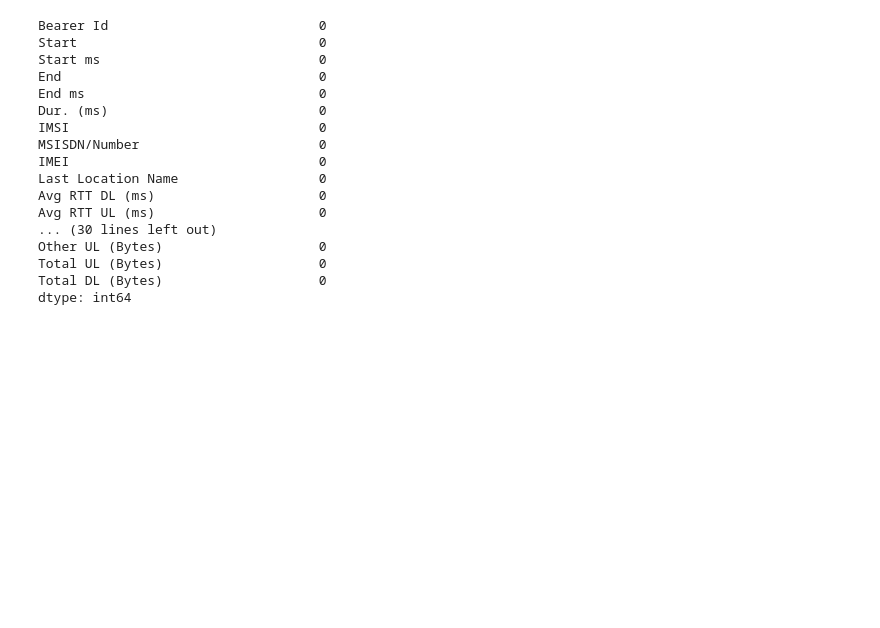
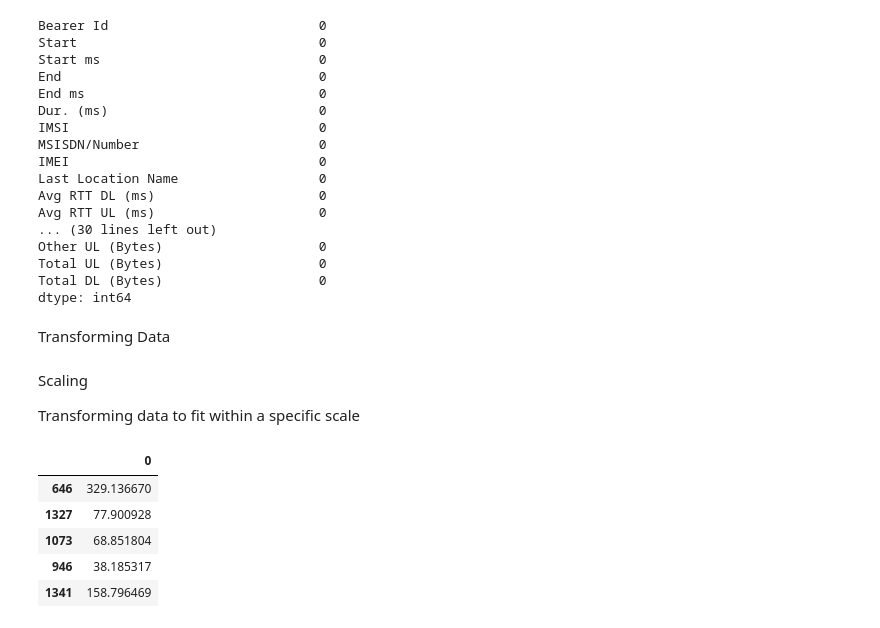
Before and after one commit to Tilda98/TelecommunicationDataAnalysis, a Jupyter notebook: notebook/data_understanding.ipynb, the cells around one changed output. Saved outputs shown, nothing was run; the diff lists cells and outputs as text; code cells hidden in the pictures; blank space fills up the shorter version.

```diff
--- a/notebook/data_understanding.ipynb
+++ b/notebook/data_understanding.ipynb
@@ -321,3 +321,26 @@ dtype: int64
 # Creating a clean csv file
 
 data_clean.to_csv('../data/clean_telecom_data.csv',index=False)
+# %% [markdown]
+Transforming Data
+# %% [markdown]
+Scaling
+
+
+Transforming data to fit within a specific scale
+# %%
+from sklearn.preprocessing import MinMaxScaler
+
+minmax_scaler = MinMaxScaler()
+
+# generate 1000 data points randomly drawn from an exponential distribution
+original_data = pd.DataFrame(np.random.exponential(200, size=2000))
+
+original_data.sample(5)
+# %% [output]
+|  | 0 |
+| 646 | 329.136670 |
+| 1327 | 77.900928 |
+| 1073 | 68.851804 |
+| 946 | 38.185317 |
+| 1341 | 158.796469 |
```
Also changed, not shown: parts of 3 cells of this notebook.
